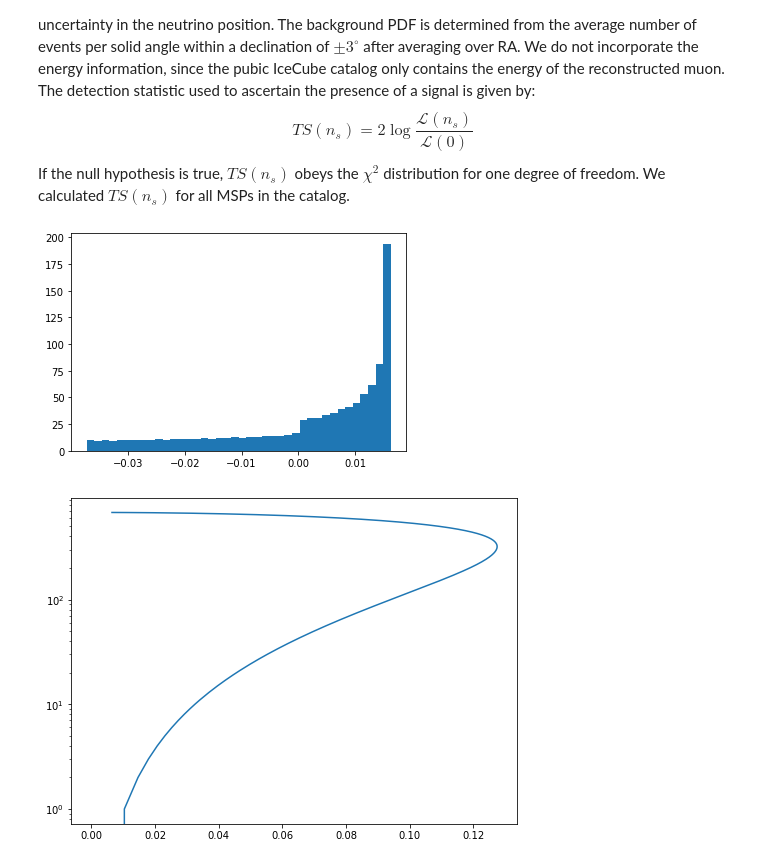
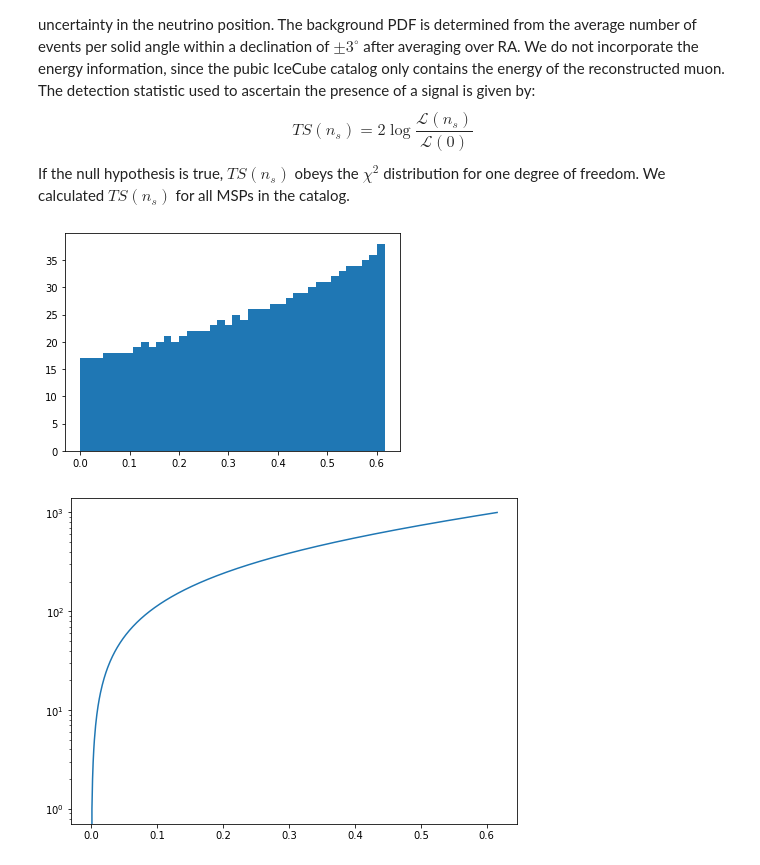
Before and after one commit to DarkWake9/Project-IceCube-Legacy, a Jupyter notebook: task4/task4nonvectorized.ipynb, the cells around one changed output. Drawn from its saved outputs; the diff is of its cells as text; code cells hidden in the pictures.

```diff
--- a/task4/task4nonvectorized.ipynb
+++ b/task4/task4nonvectorized.ipynb
@@ -235,7 +235,6 @@ N = len(icdata2)
 
 #S_ij for ith neutrino and jth pulsar IS WRONG
 #EDIT 04102022 - 11.28 - S_ij is for i^th pulsar and j^th neutrino and summed over all NEUTRINOS
-'''
 def S_ij(i):
     arr = []
 
@@ -253,8 +252,8 @@ def S_ij(i):
         #return -1
 
     return np.sum(arr)
-'''
-def S_ij(i):
+
+'''def S_ij(i):
     arr = []
 
     for j in range(0,len(icdata2)):
@@ -271,7 +270,7 @@ def S_ij(i):
         #return -1
 
     return np.sum(arr)/np.deg2rad(np.sum(icra))
-
+'''
 def sij():
     pool = mul.Pool()
     op_async = pool.map_async(S_ij, range(0,p))
@@ -442,11 +449,11 @@ plt.figure()
 plt.hist(ts, 40)
 plt.show()
 # %% [output]
-[figure, old version]
+[figure, new version]
 # %%
 plt.figure(figsize=(8,6))
 plt.yscale('log')
-plt.plot( np.sqrt(ts),range(0, 1000))
+plt.plot( ts,range(0, 1000))
 plt.show()
 # %% [output]
-[figure, old version]
+[figure, new version]
```
Also changed, not shown: parts of 7 cells of this notebook, 3 other files.
